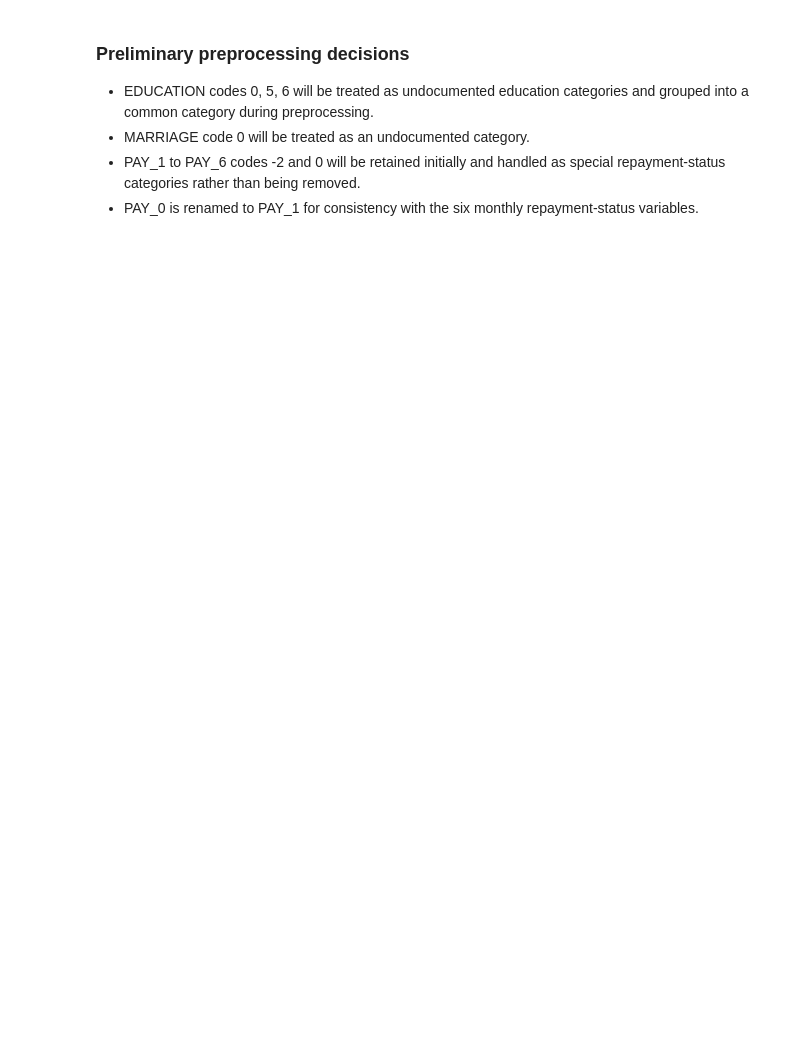
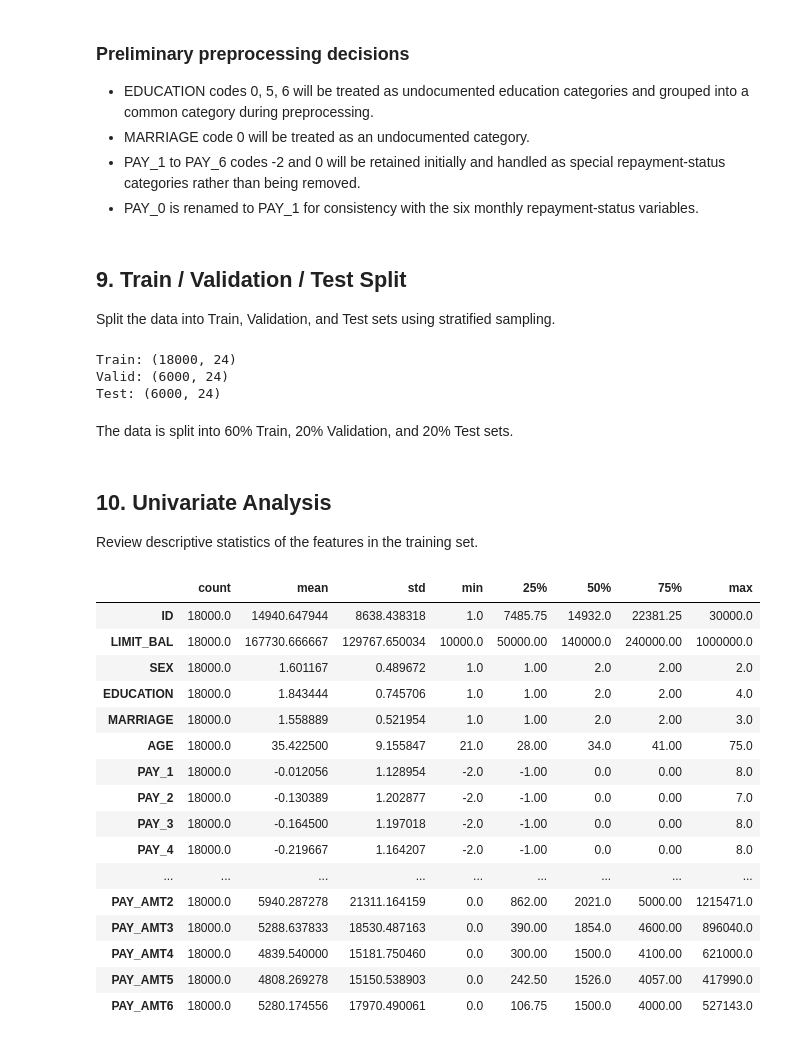
Before and after one commit to htr08/2627I-INT3011E_2-AICreditScoring, a Jupyter notebook: notebooks/01_eda.ipynb, the cells around one changed output. Saved outputs shown, nothing was run; the diff lists cells and outputs as text; code cells hidden in the pictures; blank space fills up the shorter version.

```diff
--- a/notebooks/01_eda.ipynb
+++ b/notebooks/01_eda.ipynb
@@ -295,3 +370,64 @@ PAY_6
 - MARRIAGE code 0 will be treated as an undocumented category.
 - PAY_1 to PAY_6 codes -2 and 0 will be retained initially and handled as special repayment-status categories rather than being removed.
 - PAY_0 is renamed to PAY_1 for consistency with the six monthly repayment-status variables.
+# %% [markdown]
+## 9. Train / Validation / Test Split
+
+Split the data into Train, Validation, and Test sets using stratified sampling.
+# %%
+from sklearn.model_selection import train_test_split
+
+target = "default_payment_next_month"
+
+X = df.drop(columns=[target])
+y = df[target]
+
+X_train, X_temp, y_train, y_temp = train_test_split(
+    X,
+    y,
+    test_size=0.4,
+    stratify=y,
+    random_state=42
+)
+
+X_valid, X_test, y_valid, y_test = train_test_split(
+    X_temp,
+    y_temp,
+    test_size=0.5,
+    stratify=y_temp,
+    random_state=42
+)
+
+print("Train:", X_train.shape)
+print("Valid:", X_valid.shape)
+print("Test:", X_test.shape)
+# %% [output]
+Train: (18000, 24)
+Valid: (6000, 24)
+Test: (6000, 24)
+# %% [markdown]
+The data is split into 60% Train, 20% Validation, and 20% Test sets.
+# %% [markdown]
+## 10. Univariate Analysis
+
+Review descriptive statistics of the features in the training set.
+# %%
+X_train.describe().T
+# %% [output]
+|  | count | mean | std | min | 25% | 50% | 75% | max |
+| ID | 18000.0 | 14940.647944 | 8638.438318 | 1.0 | 7485.75 | 14932.0 | 22381.25 | 30000.0 |
+| LIMIT_BAL | 18000.0 | 167730.666667 | 129767.650034 | 10000.0 | 50000.00 | 140000.0 | 240000.00 | 1000000.0 |
+| SEX | 18000.0 | 1.601167 | 0.489672 | 1.0 | 1.00 | 2.0 | 2.00 | 2.0 |
+| EDUCATION | 18000.0 | 1.843444 | 0.745706 | 1.0 | 1.00 | 2.0 | 2.00 | 4.0 |
+| MARRIAGE | 18000.0 | 1.558889 | 0.521954 | 1.0 | 1.00 | 2.0 | 2.00 | 3.0 |
+| AGE | 18000.0 | 35.422500 | 9.155847 | 21.0 | 28.00 | 34.0 | 41.00 | 75.0 |
+| PAY_1 | 18000.0 | -0.012056 | 1.128954 | -2.0 | -1.00 | 0.0 | 0.00 | 8.0 |
+| PAY_2 | 18000.0 | -0.130389 | 1.202877 | -2.0 | -1.00 | 0.0 | 0.00 | 7.0 |
+| PAY_3 | 18000.0 | -0.164500 | 1.197018 | -2.0 | -1.00 | 0.0 | 0.00 | 8.0 |
+| PAY_4 | 18000.0 | -0.219667 | 1.164207 | -2.0 | -1.00 | 0.0 | 0.00 | 8.0 |
+| ... | ... | ... | ... | ... | ... | ... | ... | ... |
+| PAY_AMT2 | 18000.0 | 5940.287278 | 21311.164159 | 0.0 | 862.00 | 2021.0 | 5000.00 | 1215471.0 |
+| PAY_AMT3 | 18000.0 | 5288.637833 | 18530.487163 | 0.0 | 390.00 | 1854.0 | 4600.00 | 896040.0 |
+| PAY_AMT4 | 18000.0 | 4839.540000 | 15181.750460 | 0.0 | 300.00 | 1500.0 | 4100.00 | 621000.0 |
+| PAY_AMT5 | 18000.0 | 4808.269278 | 15150.538903 | 0.0 | 242.50 | 1526.0 | 4057.00 | 417990.0 |
+| PAY_AMT6 | 18000.0 | 5280.174556 | 17970.490061 | 0.0 | 106.75 | 1500.0 | 4000.00 | 527143.0 |
```
Also changed, not shown: parts of 30 cells of this notebook, 2 other files.
